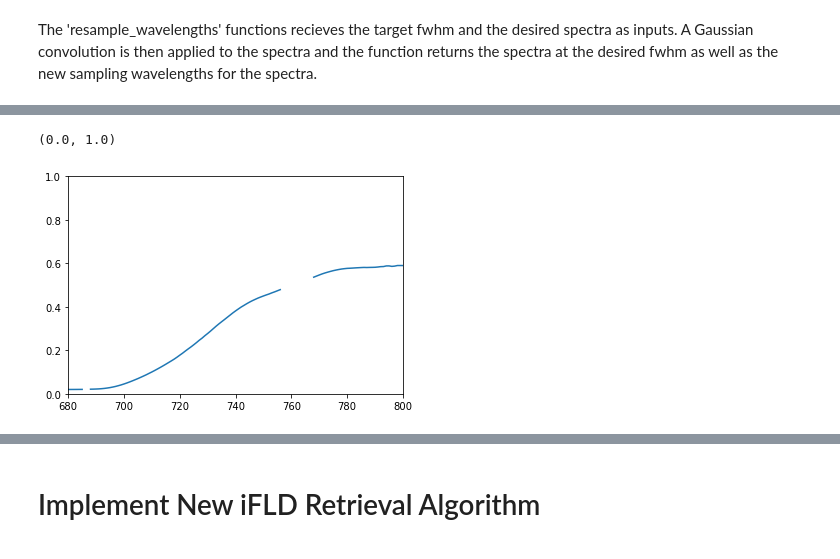
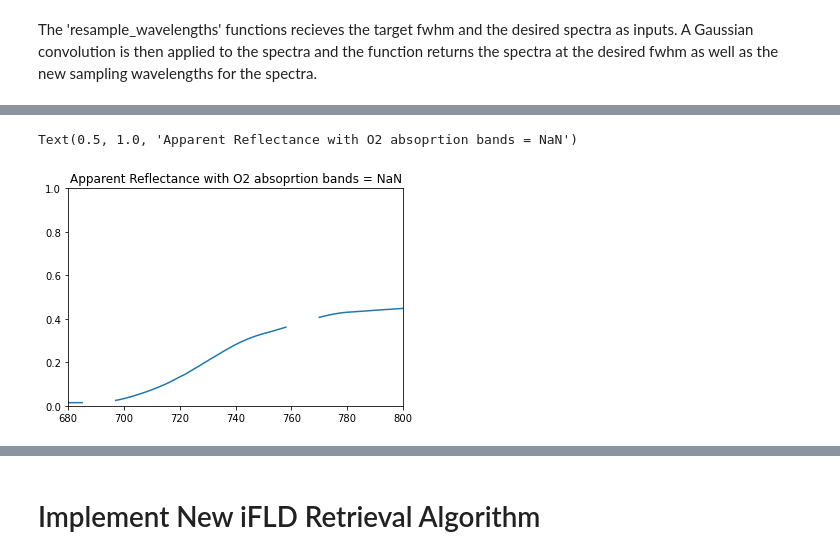
Before and after one commit to JamesWallace99/SIF_MISCADA_PROJECT, a Jupyter notebook: SCOPE_simulations/iFLD_test.ipynb, the cells around one changed output, grey strips where cells are left out. Cells and saved outputs as stored; diff of their text form; code cells hidden in the pictures.

```diff
--- a/SCOPE_simulations/iFLD_test.ipynb
+++ b/SCOPE_simulations/iFLD_test.ipynb
@@ -7,5 +7,5 @@ from FLD_methods import *
 # %% [markdown]
 <h2>Load Example Spectral Data From SCOPE</h2>
 # %%
-e_spectra = get_simulated_spectral_df('Esun_example.csv')
+e_spectra = get_simulated_spectral_df('Esun_example.csv') + get_simulated_spectral_df('/Users/jameswallace/Desktop/Project/data/verification_run_2021-06-14-1239/Esky.csv')
 l_spectra = get_simulated_spectral_df('Lo_spectrum_inclF_example.csv')
@@ -77,0 +101,9 @@ plt.ylim(0, 1)
+# %%
+# plot O2A band
+r_app = (l_first_row * np.pi) / e_first_row
+plt.plot(wavelengths, r_app)
+plt.xlim(750, 780)
+plt.ylim(0.3, 0.5)
+plt.title('Apparent Reflectance O2A')
+plt.xlabel('Wavelength (nm)')
+plt.ylabel('Apparent Reflectance ($ \\frac{L * \\pi}{E}$)')
@@ -78,19 +113,20 @@ plt.ylim(0, 1)
 # %%
 # define ranges of absorption bands
 o2b_left_index = find_nearest(wavelengths, 686)
-o2b_right_index = find_nearest(wavelengths, 688)
-o2a_left_index = find_nearest(wavelengths, 757)
-o2a_right_index = find_nearest(wavelengths, 768)
+o2b_right_index = find_nearest(wavelengths, 697)
+o2a_left_index = find_nearest(wavelengths, 759)
+o2a_right_index = find_nearest(wavelengths, 770)
 # set values in these ranges to NaN
 r_app[o2b_left_index:o2b_right_index] = np.nan
 r_app[o2a_left_index:o2a_right_index] = np.nan
 # plot the resulting graph
 plt.plot(wavelengths, r_app)
 plt.xlim(680, 800)
 plt.ylim(0, 1)
+plt.title('Apparent Reflectance with O2 absoprtion bands = NaN')
 # %% [output]
-(0.0, 1.0)
+Text(0.5, 1.0, 'Apparent Reflectance with O2 absoprtion bands = NaN')
-[figure, old version]
+[figure, new version]
 # %%
 # now define a spline fitting function to fit these undefined ranges
 from scipy import interpolate
```
Also changed, not shown: parts of 15 cells of this notebook.
